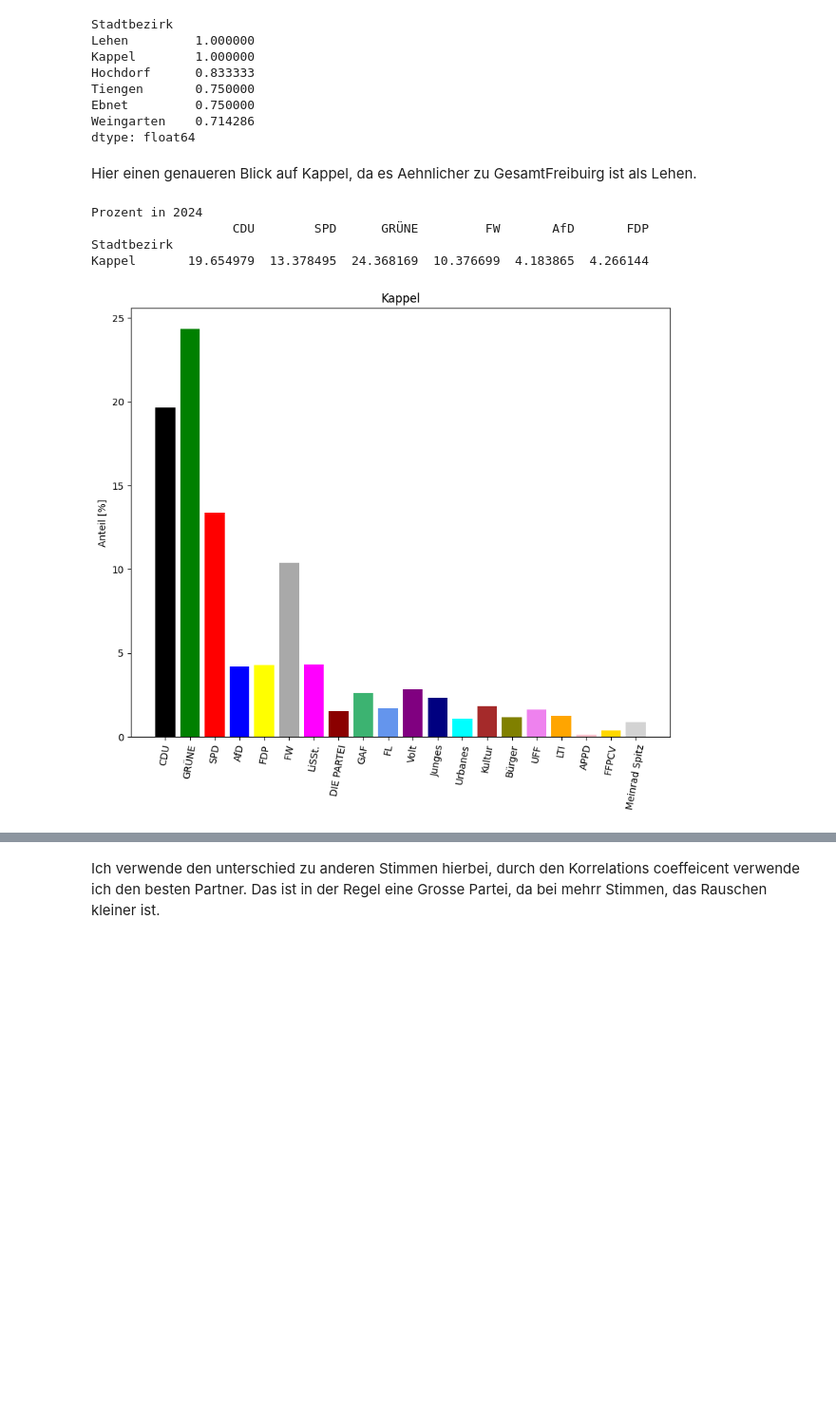
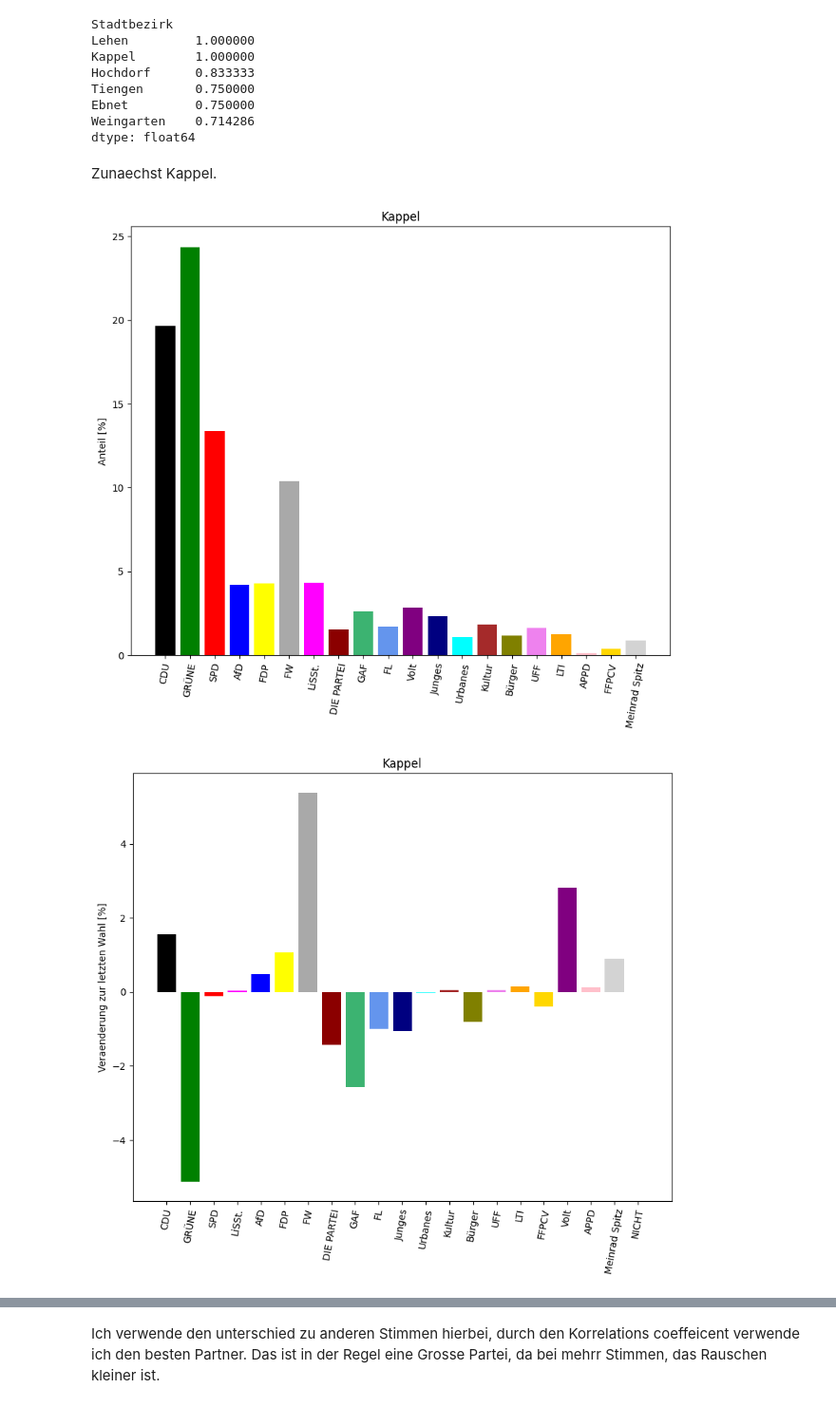
Before and after one commit to tkfritz/Freiburg_wahlen, a Jupyter notebook: Gemeinderatswahl24_Vorhersage.ipynb, the cells around one changed output, grey strips where cells are left out. Shown at 95% size. Drawn from its saved outputs; the diff is of its cells as text; code cells hidden in the pictures; blank space fills up the shorter version.

Commit message:
now more distrcit level plots

```diff
--- a/Gemeinderatswahl24_Vorhersage.ipynb
+++ b/Gemeinderatswahl24_Vorhersage.ipynb
@@ -121,15 +120,12 @@ Ebnet         0.750000
 Weingarten    0.714286
 dtype: float64
 # %% [markdown]
-Hier einen genaueren Blick auf Kappel, da es  Aehnlicher zu GesamtFreibuirg ist als Lehen.
+Zunaechst Kappel.
 # %%
-print("Prozent in 2024")
-print(100*(comb2[(comb2.index=='Kappel')].loc[:,['CDU','SPD','GRÜNE','FW','AfD','FDP']])/np.array(comb2[(comb2.index=='Kappel')].loc[:,['Gueltige_Stimmen']]))
-
-make_bar_plot(comb2,index='Kappel',title='Kappel')
+make_bar_plot(joined,index='Kappel',title='Kappel')
 # %% [output]
-Prozent in 2024
-                   CDU        SPD      GRÜNE         FW       AfD       FDP
-Stadtbezirk
-Kappel       19.654979  13.378495  24.368169  10.376699  4.183865  4.266144
 [figure]
+# %%
+make_bar_plot(joined,index='Kappel',title='Kappel',diff=True)
+# %% [output]
+[figure, added]
```
Also changed, not shown: parts of 23 cells of this notebook.
